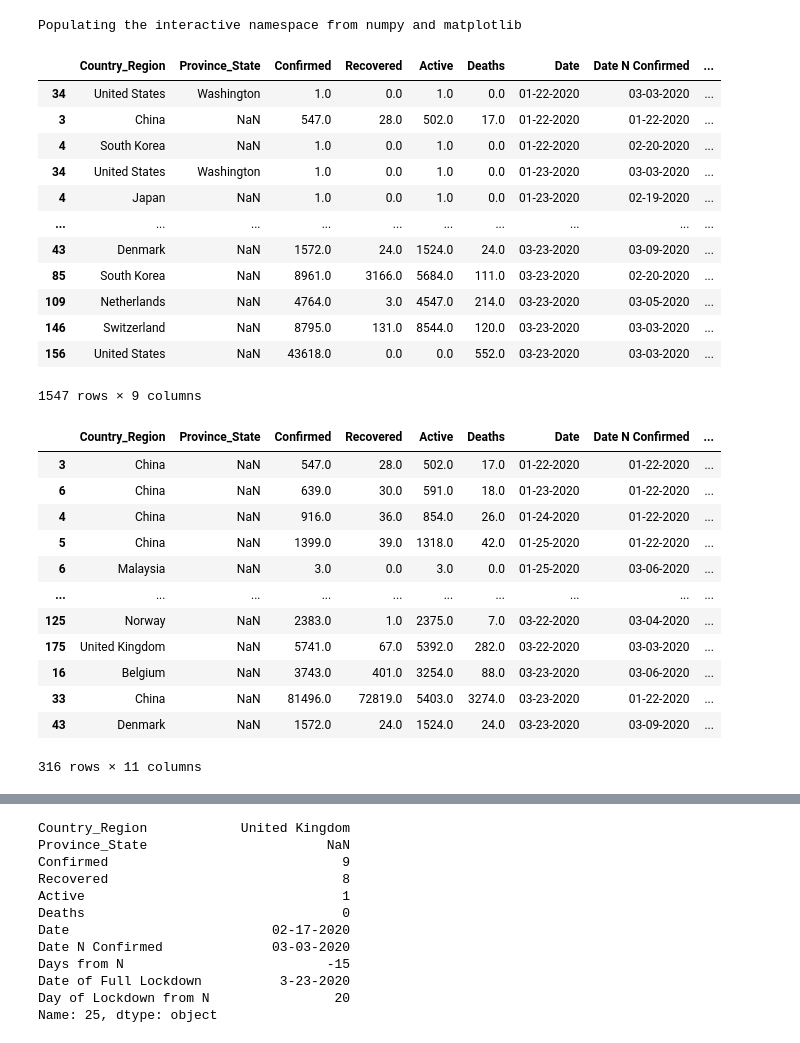
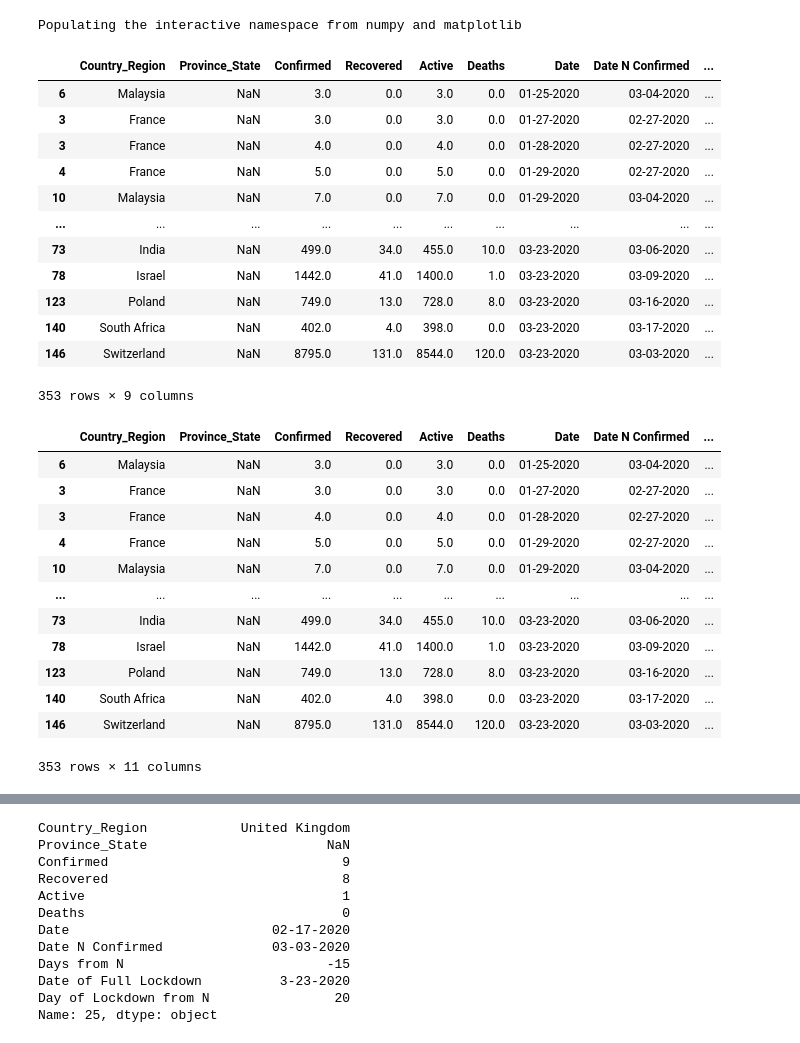
Before and after one commit to covidvis/covid19-vis, a Jupyter notebook: Basic Confirmed Timeline.ipynb, the cells around one changed output, grey strips where cells are left out. Cells and saved outputs as stored; diff of their text form; code cells hidden in the pictures.

```diff
--- a/Basic Confirmed Timeline.ipynb
+++ b/Basic Confirmed Timeline.ipynb
@@ -19,34 +19,44 @@ Populating the interactive namespace from numpy and matplotlib
 # %%
 total_cases_df       = pd.read_csv("../91-DIVOC/pages/covid-visualization/jhu-data.csv",index_col=0)
 empty_rows           = total_cases_df[(total_cases_df["Confirmed"]==0)&(total_cases_df["Recovered"]==0)&(total_cases_df["Active"]==0)&(total_cases_df["Deaths"]==0)].index
 total_cases_df       = total_cases_df.drop(empty_rows, axis=0)
 
 # Tabulate the top K countries with the highest total number of Confirmed cases
-K              = 20
-topKcountries  = list(total_cases_df.groupby("Country_Region").sum()["Confirmed"].nlargest(20).index)
+K              = 10
+topKcountries  = list(total_cases_df.groupby("Country_Region").sum()["Confirmed"].nlargest(K).index)
+
+quarantine_df   = pd.read_csv("quarantine-activity.csv",index_col=0).set_index('Country_Region')
+full_lockdown   = list(quarantine_df[quarantine_df['Lockdown Type'] == 'Full'].groupby("Country_Region")['Date Enacted'].min().index)
+
+full_lockdown  = list (set(full_lockdown) - set(topKcountries))[4:]
+topKcountries  = topKcountries[5:]
+topKcountries  = list (set(full_lockdown + topKcountries) - set(['Japan', 'United States', 'China', 'Germany']))
+
+
 cases_df       = total_cases_df[total_cases_df["Country_Region"].isin(topKcountries)]
 
+
 # Compute days since N = 50 confirmed cases; drop those with no N confirmed cases
-N              = 50
+N              = 30
 days_since_N                   = cases_df[cases_df["Confirmed"]>N].groupby("Country_Region")["Date"].min().to_dict()
 cases_df['Date N Confirmed']   = cases_df.apply  (lambda x: days_since_N.get(x['Country_Region']),axis=1)
 cases_df                       = cases_df.dropna (subset=['Date N Confirmed'])
 cases_df['Days from N']        = cases_df.apply  (lambda x: days_between(x["Date N Confirmed"], x["Date"]), axis = 1)
 cases_df
 # %% [output]
 |  | Country_Region | Province_State | Confirmed | Recovered | Active | Deaths | Date | Date N Confirmed | ... |
-| 34 | United States | Washington | 1.0 | 0.0 | 1.0 | 0.0 | 01-22-2020 | 03-03-2020 | ... |
-| 3 | China | NaN | 547.0 | 28.0 | 502.0 | 17.0 | 01-22-2020 | 01-22-2020 | ... |
-| 4 | South Korea | NaN | 1.0 | 0.0 | 1.0 | 0.0 | 01-22-2020 | 02-20-2020 | ... |
-| 34 | United States | Washington | 1.0 | 0.0 | 1.0 | 0.0 | 01-23-2020 | 03-03-2020 | ... |
-| 4 | Japan | NaN | 1.0 | 0.0 | 1.0 | 0.0 | 01-23-2020 | 02-19-2020 | ... |
+| 6 | Malaysia | NaN | 3.0 | 0.0 | 3.0 | 0.0 | 01-25-2020 | 03-04-2020 | ... |
+| 3 | France | NaN | 3.0 | 0.0 | 3.0 | 0.0 | 01-27-2020 | 02-27-2020 | ... |
+| 3 | France | NaN | 4.0 | 0.0 | 4.0 | 0.0 | 01-28-2020 | 02-27-2020 | ... |
+| 4 | France | NaN | 5.0 | 0.0 | 5.0 | 0.0 | 01-29-2020 | 02-27-2020 | ... |
+| 10 | Malaysia | NaN | 7.0 | 0.0 | 7.0 | 0.0 | 01-29-2020 | 03-04-2020 | ... |
 | ... | ... | ... | ... | ... | ... | ... | ... | ... | ... |
-| 43 | Denmark | NaN | 1572.0 | 24.0 | 1524.0 | 24.0 | 03-23-2020 | 03-09-2020 | ... |
-| 85 | South Korea | NaN | 8961.0 | 3166.0 | 5684.0 | 111.0 | 03-23-2020 | 02-20-2020 | ... |
-| 109 | Netherlands | NaN | 4764.0 | 3.0 | 4547.0 | 214.0 | 03-23-2020 | 03-05-2020 | ... |
+| 73 | India | NaN | 499.0 | 34.0 | 455.0 | 10.0 | 03-23-2020 | 03-06-2020 | ... |
+| 78 | Israel | NaN | 1442.0 | 41.0 | 1400.0 | 1.0 | 03-23-2020 | 03-09-2020 | ... |
+| 123 | Poland | NaN | 749.0 | 13.0 | 728.0 | 8.0 | 03-23-2020 | 03-16-2020 | ... |
+| 140 | South Africa | NaN | 402.0 | 4.0 | 398.0 | 0.0 | 03-23-2020 | 03-17-2020 | ... |
 | 146 | Switzerland | NaN | 8795.0 | 131.0 | 8544.0 | 120.0 | 03-23-2020 | 03-03-2020 | ... |
-| 156 | United States | NaN | 43618.0 | 0.0 | 0.0 | 552.0 | 03-23-2020 | 03-03-2020 | ... |
-1547 rows × 9 columns
+353 rows × 9 columns
 # %%
 # Adding in information about lockdowns & possibly drop rows without lockdowns
 
@@ -58,23 +68,23 @@ cases_df['Date of Full Lockdown']     = cases_df.apply  (lambda x: full_lockdown
 cases_df['Day of Lockdown from N']    = cases_df.apply  (lambda x: days_between(x["Date N Confirmed"], x["Date of Full Lockdown"]), axis = 1)
 
 # Drop rows for those without a full lockdown
-cases_df                              = cases_df.dropna (subset=['Date of Full Lockdown'])
+# cases_df                              = cases_df.dropna (subset=['Date of Full Lockdown'])
 
 cases_df
 # %% [output]
 |  | Country_Region | Province_State | Confirmed | Recovered | Active | Deaths | Date | Date N Confirmed | ... |
-| 3 | China | NaN | 547.0 | 28.0 | 502.0 | 17.0 | 01-22-2020 | 01-22-2020 | ... |
-| 6 | China | NaN | 639.0 | 30.0 | 591.0 | 18.0 | 01-23-2020 | 01-22-2020 | ... |
-| 4 | China | NaN | 916.0 | 36.0 | 854.0 | 26.0 | 01-24-2020 | 01-22-2020 | ... |
-| 5 | China | NaN | 1399.0 | 39.0 | 1318.0 | 42.0 | 01-25-2020 | 01-22-2020 | ... |
-| 6 | Malaysia | NaN | 3.0 | 0.0 | 3.0 | 0.0 | 01-25-2020 | 03-06-2020 | ... |
+| 6 | Malaysia | NaN | 3.0 | 0.0 | 3.0 | 0.0 | 01-25-2020 | 03-04-2020 | ... |
+| 3 | France | NaN | 3.0 | 0.0 | 3.0 | 0.0 | 01-27-2020 | 02-27-2020 | ... |
+| 3 | France | NaN | 4.0 | 0.0 | 4.0 | 0.0 | 01-28-2020 | 02-27-2020 | ... |
+| 4 | France | NaN | 5.0 | 0.0 | 5.0 | 0.0 | 01-29-2020 | 02-27-2020 | ... |
+| 10 | Malaysia | NaN | 7.0 | 0.0 | 7.0 | 0.0 | 01-29-2020 | 03-04-2020 | ... |
 | ... | ... | ... | ... | ... | ... | ... | ... | ... | ... |
-| 125 | Norway | NaN | 2383.0 | 1.0 | 2375.0 | 7.0 | 03-22-2020 | 03-04-2020 | ... |
-| 175 | United Kingdom | NaN | 5741.0 | 67.0 | 5392.0 | 282.0 | 03-22-2020 | 03-03-2020 | ... |
-| 16 | Belgium | NaN | 3743.0 | 401.0 | 3254.0 | 88.0 | 03-23-2020 | 03-06-2020 | ... |
-| 33 | China | NaN | 81496.0 | 72819.0 | 5403.0 | 3274.0 | 03-23-2020 | 01-22-2020 | ... |
-| 43 | Denmark | NaN | 1572.0 | 24.0 | 1524.0 | 24.0 | 03-23-2020 | 03-09-2020 | ... |
+| 73 | India | NaN | 499.0 | 34.0 | 455.0 | 10.0 | 03-23-2020 | 03-06-2020 | ... |
+| 78 | Israel | NaN | 1442.0 | 41.0 | 1400.0 | 1.0 | 03-23-2020 | 03-09-2020 | ... |
+| 123 | Poland | NaN | 749.0 | 13.0 | 728.0 | 8.0 | 03-23-2020 | 03-16-2020 | ... |
+| 140 | South Africa | NaN | 402.0 | 4.0 | 398.0 | 0.0 | 03-23-2020 | 03-17-2020 | ... |
+| 146 | Switzerland | NaN | 8795.0 | 131.0 | 8544.0 | 120.0 | 03-23-2020 | 03-03-2020 | ... |
-316 rows × 11 columns
+353 rows × 11 columns
 # %%
 # Basic chart of top 10 countries
 top_10_df      = cases_df[cases_df["Country_Region"].isin(topKcountries[:10])]
```
Also changed, not shown: parts of 4 cells of this notebook, 5 other files.
